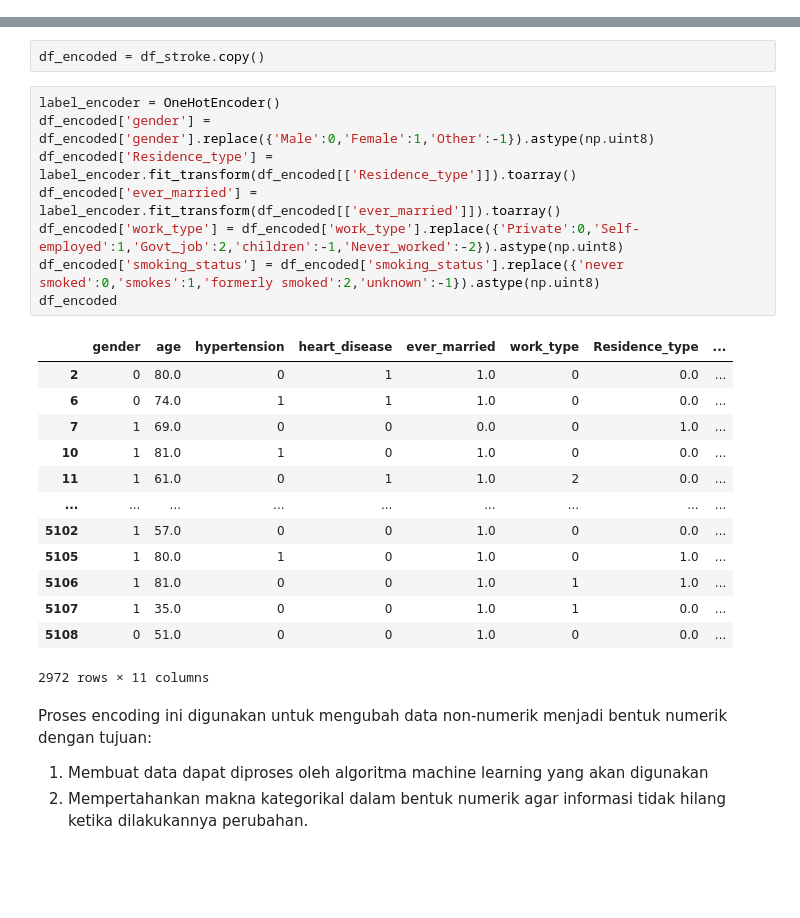
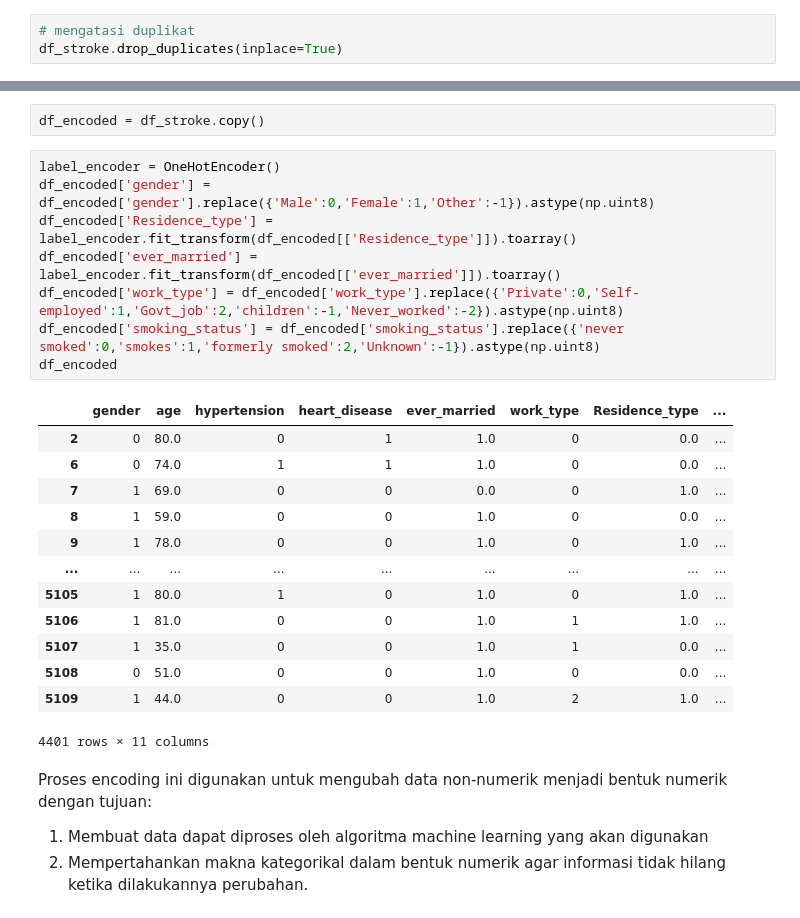
Before and after one commit to Sintasitinuriah/PredictiveAnalysisStroke, a Jupyter notebook: strokeprediction.ipynb, the cells around one changed output, grey strips where cells are left out. Drawn from its saved outputs; the diff is of its cells as text; blank space fills up the shorter version.

```diff
--- a/strokeprediction.ipynb
+++ b/strokeprediction.ipynb
@@ -481,0 +512,3 @@ Upsample Data
+# %%
+# mengatasi duplikat
+df_stroke.drop_duplicates(inplace=True)
@@ -517,25 +544,25 @@ df_encoded = df_stroke.copy()
 # %%
 label_encoder = OneHotEncoder()
 df_encoded['gender'] = df_encoded['gender'].replace({'Male':0,'Female':1,'Other':-1}).astype(np.uint8)
 df_encoded['Residence_type'] = label_encoder.fit_transform(df_encoded[['Residence_type']]).toarray()
 df_encoded['ever_married'] = label_encoder.fit_transform(df_encoded[['ever_married']]).toarray()
 df_encoded['work_type'] = df_encoded['work_type'].replace({'Private':0,'Self-employed':1,'Govt_job':2,'children':-1,'Never_worked':-2}).astype(np.uint8)
-df_encoded['smoking_status'] = df_encoded['smoking_status'].replace({'never smoked':0,'smokes':1,'formerly smoked':2,'unknown':-1}).astype(np.uint8)
+df_encoded['smoking_status'] = df_encoded['smoking_status'].replace({'never smoked':0,'smokes':1,'formerly smoked':2,'Unknown':-1}).astype(np.uint8)
 df_encoded
 # %% [output]
 |  | gender | age | hypertension | heart_disease | ever_married | work_type | Residence_type | ... |
 | 2 | 0 | 80.0 | 0 | 1 | 1.0 | 0 | 0.0 | ... |
 | 6 | 0 | 74.0 | 1 | 1 | 1.0 | 0 | 0.0 | ... |
 | 7 | 1 | 69.0 | 0 | 0 | 0.0 | 0 | 1.0 | ... |
-| 10 | 1 | 81.0 | 1 | 0 | 1.0 | 0 | 0.0 | ... |
-| 11 | 1 | 61.0 | 0 | 1 | 1.0 | 2 | 0.0 | ... |
+| 8 | 1 | 59.0 | 0 | 0 | 1.0 | 0 | 0.0 | ... |
+| 9 | 1 | 78.0 | 0 | 0 | 1.0 | 0 | 1.0 | ... |
 | ... | ... | ... | ... | ... | ... | ... | ... | ... |
-| 5102 | 1 | 57.0 | 0 | 0 | 1.0 | 0 | 0.0 | ... |
 | 5105 | 1 | 80.0 | 1 | 0 | 1.0 | 0 | 1.0 | ... |
 | 5106 | 1 | 81.0 | 0 | 0 | 1.0 | 1 | 1.0 | ... |
 | 5107 | 1 | 35.0 | 0 | 0 | 1.0 | 1 | 0.0 | ... |
 | 5108 | 0 | 51.0 | 0 | 0 | 1.0 | 0 | 0.0 | ... |
+| 5109 | 1 | 44.0 | 0 | 0 | 1.0 | 2 | 1.0 | ... |
-2972 rows × 11 columns
+4401 rows × 11 columns
 # %% [markdown]
 Proses encoding ini digunakan untuk mengubah data non-numerik menjadi bentuk numerik dengan tujuan:
 1. Membuat data dapat diproses oleh algoritma machine learning yang akan digunakan
```
Also changed, not shown: parts of 81 cells of this notebook, 1 other file.
